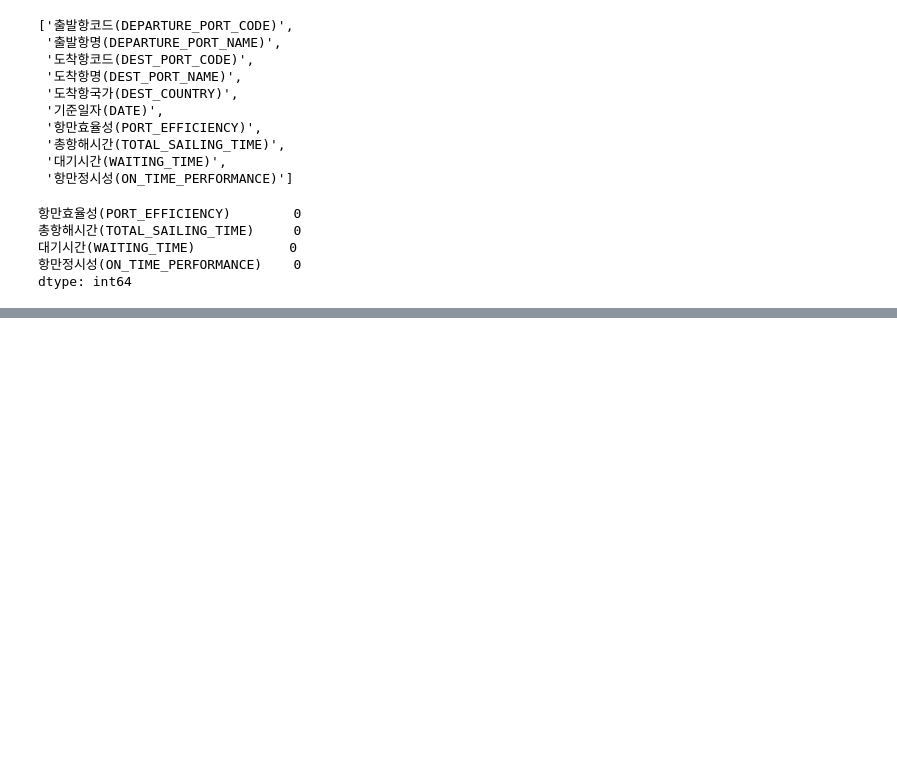
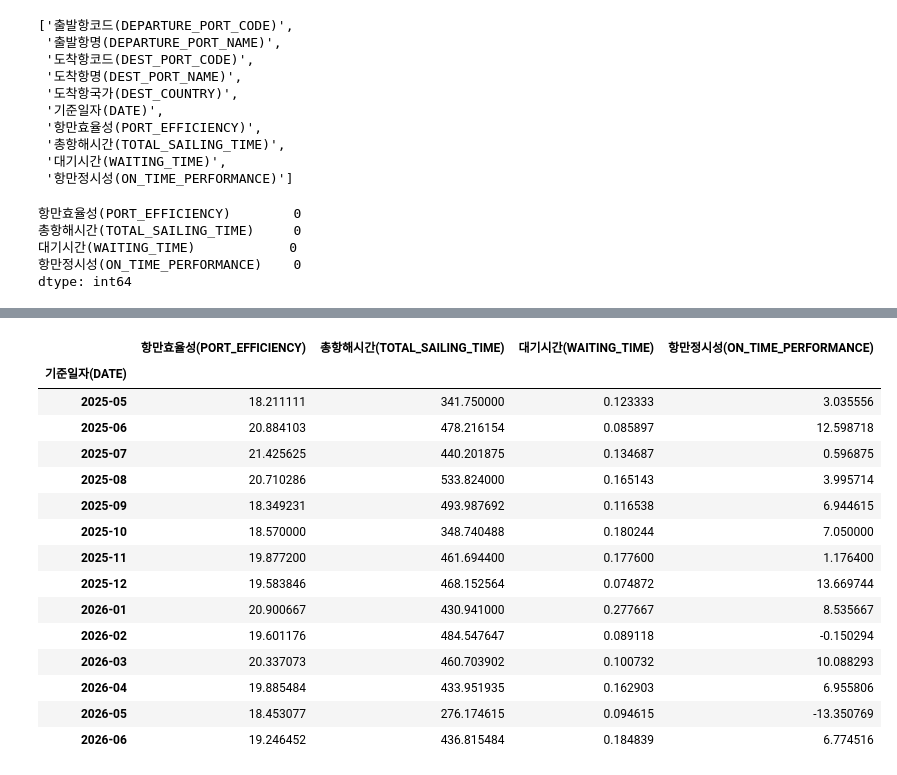
Before and after one commit to donghwa93/proj_session_2_tp3, a Jupyter notebook: analysis/analysis_kdh.ipynb, the cells around one changed output, grey strips where cells are left out. Saved outputs shown, nothing was run; the diff lists cells and outputs as text; code cells hidden in the pictures; blank space fills up the shorter version.

```diff
--- a/analysis/analysis_kdh.ipynb
+++ b/analysis/analysis_kdh.ipynb
@@ -120,0 +158,27 @@ dest_port_df[
+# %%
+
+dest_mean_dt = dest_port_df.groupby(
+    pd.to_datetime(dest_port_df['기준일자(DATE)']).dt.to_period('M')
+)[['항만효율성(PORT_EFFICIENCY)',
+ '총항해시간(TOTAL_SAILING_TIME)',
+ '대기시간(WAITING_TIME)',
+ '항만정시성(ON_TIME_PERFORMANCE)']].mean()
+
+dest_mean_dt
+# %% [output]
+|  | 항만효율성(PORT_EFFICIENCY) | 총항해시간(TOTAL_SAILING_TIME) | 대기시간(WAITING_TIME) | 항만정시성(ON_TIME_PERFORMANCE) |
+| 기준일자(DATE) |  |  |  |  |
+| 2025-05 | 18.211111 | 341.750000 | 0.123333 | 3.035556 |
+| 2025-06 | 20.884103 | 478.216154 | 0.085897 | 12.598718 |
+| 2025-07 | 21.425625 | 440.201875 | 0.134687 | 0.596875 |
+| 2025-08 | 20.710286 | 533.824000 | 0.165143 | 3.995714 |
+| 2025-09 | 18.349231 | 493.987692 | 0.116538 | 6.944615 |
+| 2025-10 | 18.570000 | 348.740488 | 0.180244 | 7.050000 |
+| 2025-11 | 19.877200 | 461.694400 | 0.177600 | 1.176400 |
+| 2025-12 | 19.583846 | 468.152564 | 0.074872 | 13.669744 |
+| 2026-01 | 20.900667 | 430.941000 | 0.277667 | 8.535667 |
+| 2026-02 | 19.601176 | 484.547647 | 0.089118 | -0.150294 |
+| 2026-03 | 20.337073 | 460.703902 | 0.100732 | 10.088293 |
+| 2026-04 | 19.885484 | 433.951935 | 0.162903 | 6.955806 |
+| 2026-05 | 18.453077 | 276.174615 | 0.094615 | -13.350769 |
+| 2026-06 | 19.246452 | 436.815484 | 0.184839 | 6.774516 |
```
Also changed, not shown: parts of 13 cells of this notebook, 1 other file.
